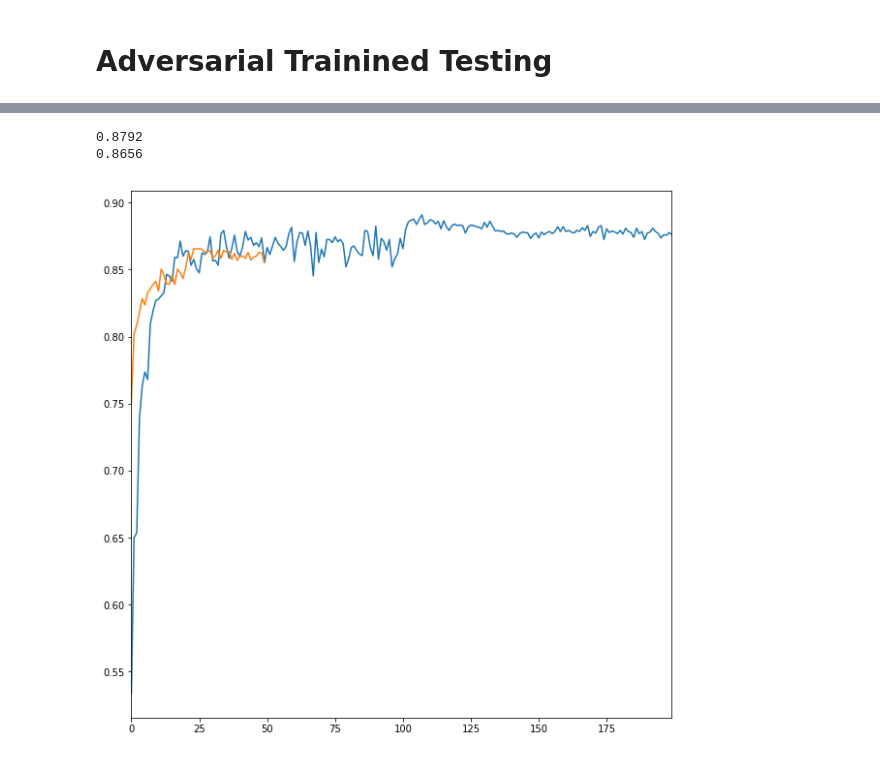
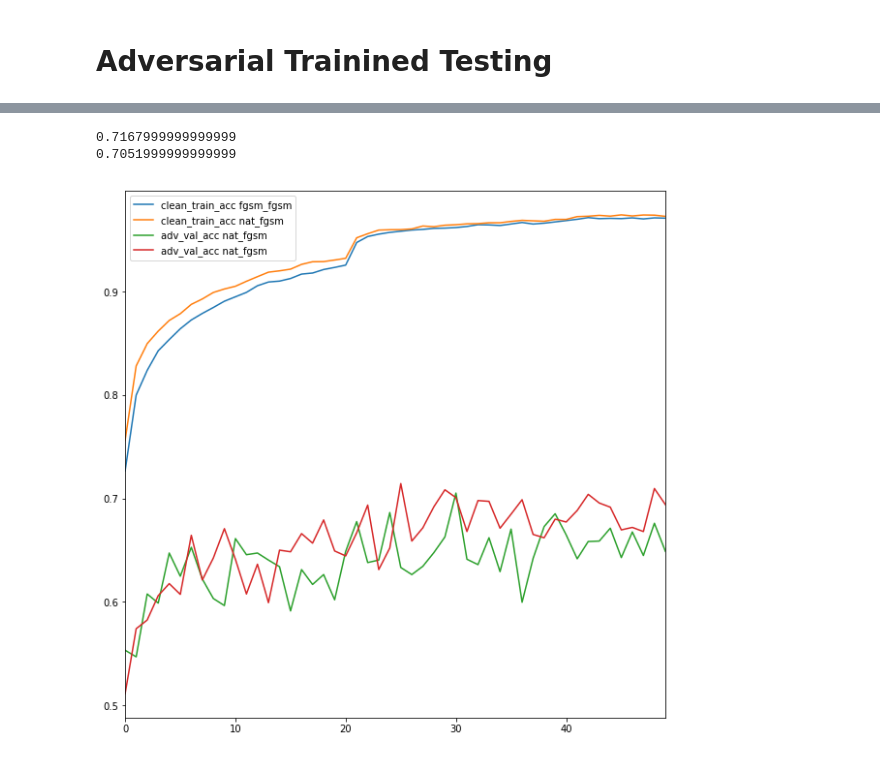
Before and after one commit to nanton96/An-Empirical-Evaluation-of-Adversarial-Robustness-under-Transfer-Learning, a Jupyter notebook: notebooks/Testing_Results_2.ipynb, the cells around one changed output, grey strips where cells are left out. Drawn from its saved outputs; the diff is of its cells as text; code cells hidden in the pictures.

```diff
--- a/notebooks/Testing_Results_2.ipynb
+++ b/notebooks/Testing_Results_2.ipynb
@@ -157,7 +160,7 @@ nets = {
 #         'densenet121_cifar100_pgd': 'cifar100'
         'transfer_densenet121_nat_fgsm' : 'cifar10',
         'transfer_densenet121_fgsm_fgsm' : 'cifar10',
-#         'transfer_densenet121_fgsm_nat': 'cifar10',
+
 #         'transfer_densenet121_nat_nat':'cifar10',
 #         'transfer_densenet121_nat_nat_all_layers': 'cifar10',
         'transfer_resnet56_fgsm_fgsm': 'cifar10',
@@ -167,9 +170,15 @@ nets = {
 #         'transfer_resnet56_nat_nat_all_layers': 'cifar10',
 }
 
+
 train_summary = {}
 validation_summary = {}
 test_summary = {}
+
+adv_val_acc_summary = {}
+clean_val_acc_summary = {}
+adv_train_acc_summary = {}
+clean_train_acc_summary = {}
 
 for net,dataset in nets.items():
     model_path = '../experiments_results/'+net+'/saved_models/train_model_best_readable'
@@ -188,8 +197,11 @@ for net,dataset in nets.items():
     stats_path =  '../experiments_results/'+net+'/result_outputs'
 
     data_train = pd.read_csv(stats_path+'/summary.csv', delimiter=",")
-    train_summary[net] = data_train['adv_train_acc']
-    validation_summary[net] = data_train['clean_val_acc']
+    train_summary[net] = data_train['clean_train_acc']
+    validation_summary[net] = data_train['adv_val_acc']
     data_test  = pd.read_csv(stats_path+'/test_summary.csv', delimiter=",")
     test_summary[net] = data_test['test_acc']
-#     print(net,test_summary[net])
+    adv_val_acc_summary[net] = data_train['val_acc']
+    clean_val_acc_summary[net] = data_train['clean_val_acc']
+    adv_train_acc_summary[net] = data_train['adv_train_acc']
+    clean_train_acc_summary[net] = data_train['clean_train_acc']
@@ -196,12 +241,15 @@ for net,dataset in nets.items():
 # %%
 plt.figure(figsize=(10,10))
-validation_summary['resnet56_cifar10_fgsm'].plot(label = 'fgsm')
-validation_summary['transfer_resnet56_fgsm_fgsm'].plot(label = 'fgsm')
+train_summary['transfer_resnet56_fgsm_fgsm'].plot(label = 'clean_train_acc fgsm_fgsm')
+train_summary['transfer_resnet56_nat_fgsm'].plot(label = 'clean_train_acc nat_fgsm')
+validation_summary['transfer_resnet56_fgsm_fgsm'].plot(label = 'adv_val_acc nat_fgsm')
+validation_summary['transfer_resnet56_nat_fgsm'].plot(label = 'adv_val_acc nat_fgsm')
+plt.legend()
 print(np.max(validation_summary['resnet56_cifar10_fgsm'][:50]))
 print(np.max(validation_summary['transfer_resnet56_fgsm_fgsm'][:50]))
 # %% [output]
-0.8792
-0.8656
+0.7167999999999999
+0.7051999999999999
-[figure, old version]
+[figure, new version]
 # %%
 for
```
Also changed, not shown: parts of 5 cells of this notebook, 7 other files.
